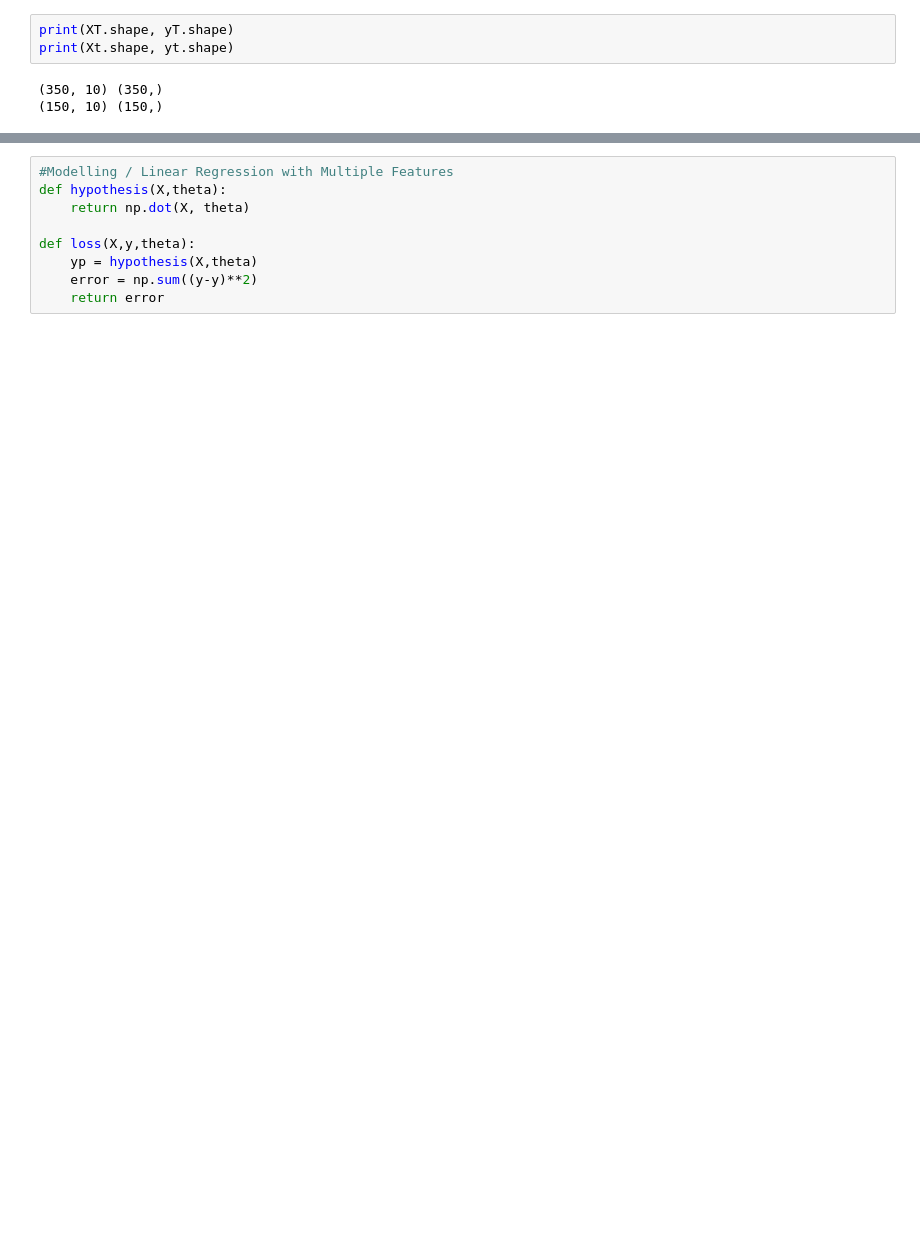
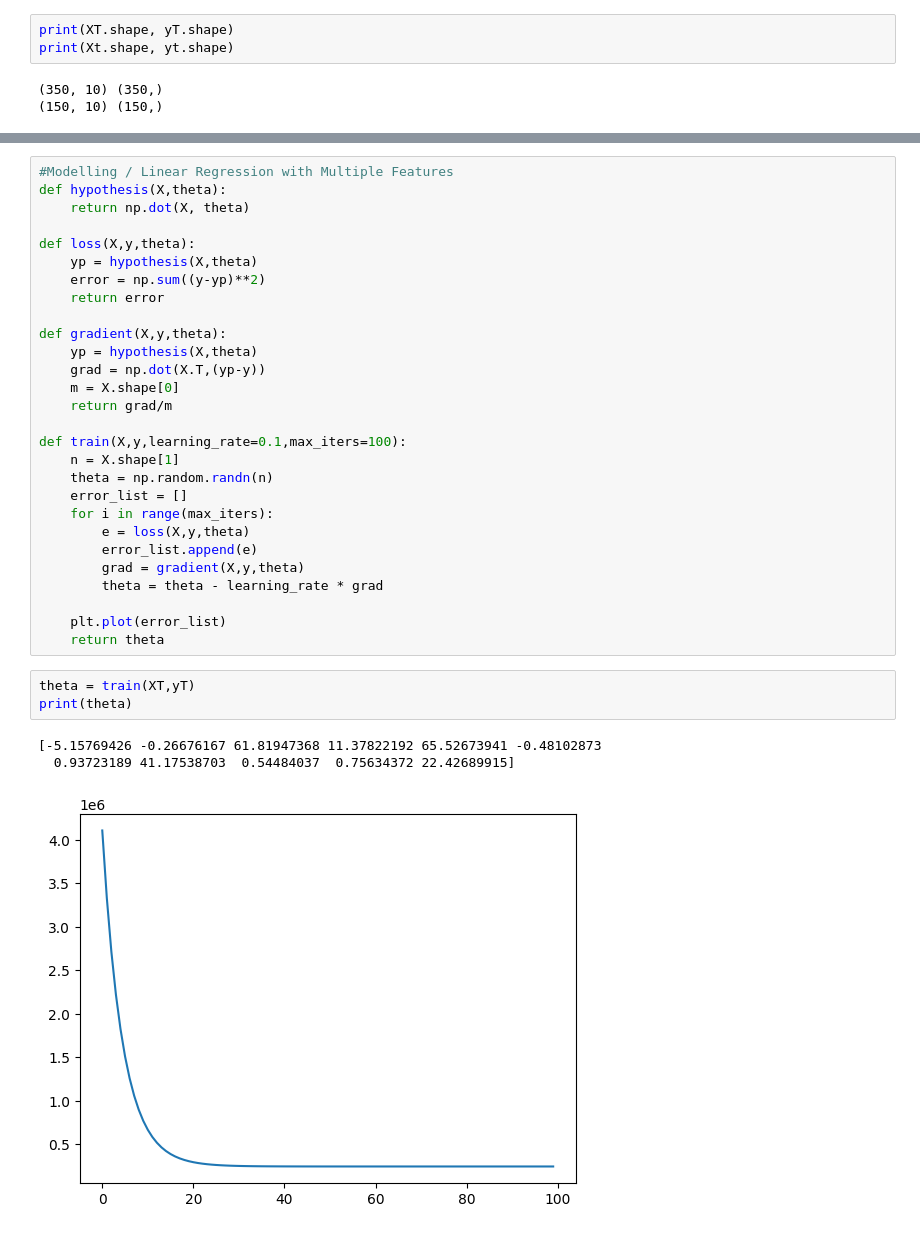
Before and after one commit to christianrss/data_science_stuff, a Jupyter notebook: machine_learning/linear_regression_m_features.ipynb, the cells around one changed output, grey strips where cells are left out. Cells and saved outputs as stored; diff of their text form; blank space fills up the shorter version.

```diff
--- a/machine_learning/linear_regression_m_features.ipynb
+++ b/machine_learning/linear_regression_m_features.ipynb
@@ -62,5 +80,31 @@ def hypothesis(X,theta):
 
 def loss(X,y,theta):
     yp = hypothesis(X,theta)
-    error = np.sum((y-y)**2)
+    error = np.sum((y-yp)**2)
     return error
+
+def gradient(X,y,theta):
+    yp = hypothesis(X,theta)
+    grad = np.dot(X.T,(yp-y))
+    m = X.shape[0]
+    return grad/m
+
+def train(X,y,learning_rate=0.1,max_iters=100):
+    n = X.shape[1]
+    theta = np.random.randn(n)
+    error_list = []
+    for i in range(max_iters):
+        e = loss(X,y,theta)
+        error_list.append(e)
+        grad = gradient(X,y,theta)
+        theta = theta - learning_rate * grad
+
+    plt.plot(error_list)
+    return theta
+# %%
+theta = train(XT,yT)
+print(theta)
+# %% [output]
+[-5.15769426 -0.26676167 61.81947368 11.37822192 65.52673941 -0.48102873
+  0.93723189 41.17538703  0.54484037  0.75634372 22.42689915]
+[figure, added]
```
Also changed, not shown: parts of 9 cells of this notebook.
